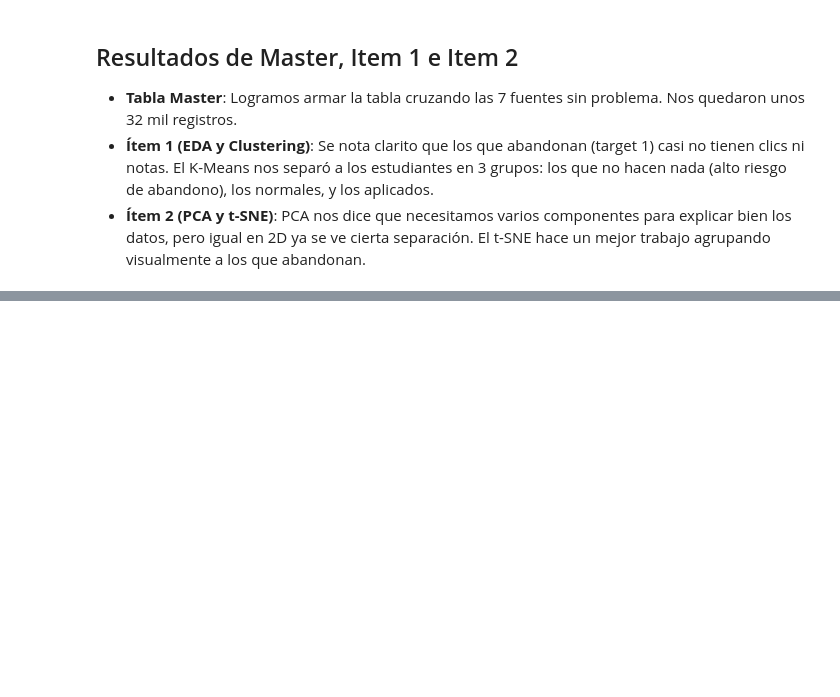
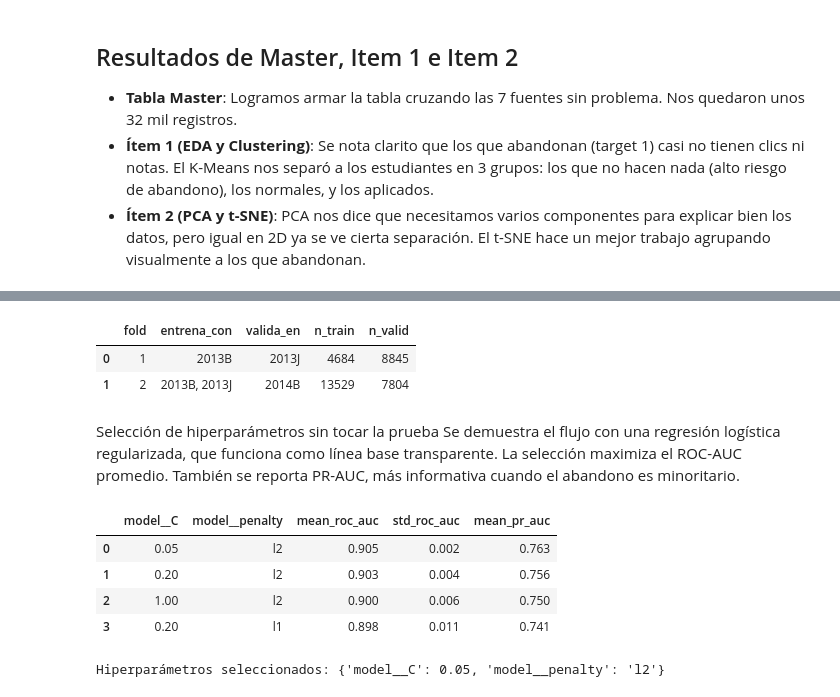
Before and after one commit to CristianPachacama/uide_01_aprendizaje_automatico, a Jupyter notebook: 2026_08_15_cross_validation/grupo_4_taller_03.ipynb, the cells around one changed output, grey strips where cells are left out. Saved outputs shown, nothing was run; the diff lists cells and outputs as text; code cells hidden in the pictures; blank space fills up the shorter version.

```diff
--- a/2026_08_15_cross_validation/grupo_4_taller_03.ipynb
+++ b/2026_08_15_cross_validation/grupo_4_taller_03.ipynb
@@ -185,0 +311,77 @@ plt.show()
+# %%
+def expanding_cohort_splits(frame, cohort_col='code_presentation'):
+    ordered = sorted(frame[cohort_col].dropna().unique(), key=presentation_order)
+    splits = []
+    for i in range(1, len(ordered)):
+        past = ordered[:i]
+        validation = ordered[i]
+        tr = np.flatnonzero(frame[cohort_col].isin(past).to_numpy())
+        va = np.flatnonzero(frame[cohort_col].eq(validation).to_numpy())
+        if len(tr) and len(va):
+            splits.append((tr, va))
+    return splits
+
+temporal_cv = expanding_cohort_splits(train_df)
+if not temporal_cv:
+    raise ValueError('No fue posible construir folds temporales.')
+
+fold_summary = []
+for fold, (tr, va) in enumerate(temporal_cv, start=1):
+    fold_summary.append({
+        'fold': fold,
+        'entrena_con': ', '.join(map(str, sorted(train_df.iloc[tr].code_presentation.unique(), key=presentation_order))),
+        'valida_en': ', '.join(map(str, train_df.iloc[va].code_presentation.unique())),
+        'n_train': len(tr), 'n_valid': len(va)
+    })
+display(pd.DataFrame(fold_summary))
+# %% [output]
+|  | fold | entrena_con | valida_en | n_train | n_valid |
+| 0 | 1 | 2013B | 2013J | 4684 | 8845 |
+| 1 | 2 | 2013B, 2013J | 2014B | 13529 | 7804 |
+# %% [markdown]
+Selección de hiperparámetros sin tocar la prueba
+Se demuestra el flujo con una regresión logística regularizada, que funciona como línea base transparente. La selección maximiza el ROC-AUC promedio. También se reporta PR-AUC, más informativa cuando el abandono es minoritario.
+# %%
+base_pipeline = Pipeline([
+    ('preprocess', preprocessor),
+    ('model', LogisticRegression(max_iter=2_000, class_weight='balanced',
+                                 solver='liblinear', random_state=RANDOM_STATE))
+])
+parameter_candidates = [
+    {'model__C': 0.05, 'model__penalty': 'l2'},
+    {'model__C': 0.20, 'model__penalty': 'l2'},
+    {'model__C': 1.00, 'model__penalty': 'l2'},
+    {'model__C': 0.20, 'model__penalty': 'l1'},
+]
+
+cv_results = []
+for params in parameter_candidates:
+    fold_scores = []
+    for fold, (tr, va) in enumerate(temporal_cv, start=1):
+        estimator = clone(base_pipeline).set_params(**params)
+        estimator.fit(X_train.iloc[tr], y_train.iloc[tr])
+        prob = estimator.predict_proba(X_train.iloc[va])[:, 1]
+        fold_scores.append({
+            'fold': fold, 'roc_auc': roc_auc_score(y_train.iloc[va], prob),
+            'pr_auc': average_precision_score(y_train.iloc[va], prob)
+        })
+    cv_results.append({
+        **params,
+        'mean_roc_auc': np.mean([s['roc_auc'] for s in fold_scores]),
+        'std_roc_auc': np.std([s['roc_auc'] for s in fold_scores]),
+        'mean_pr_auc': np.mean([s['pr_auc'] for s in fold_scores])
+    })
+
+cv_results = pd.DataFrame(cv_results).sort_values('mean_roc_auc', ascending=False)
+display(cv_results.round({'mean_roc_auc': 3, 'std_roc_auc': 3, 'mean_pr_auc': 3}))
+best_row = cv_results.iloc[0]
+best_params = {'model__C': float(best_row['model__C']),
+               'model__penalty': best_row['model__penalty']}
+print('Hiperparámetros seleccionados:', best_params)
+# %% [output]
+|  | model__C | model__penalty | mean_roc_auc | std_roc_auc | mean_pr_auc |
+| 0 | 0.05 | l2 | 0.905 | 0.002 | 0.763 |
+| 1 | 0.20 | l2 | 0.903 | 0.004 | 0.756 |
+| 2 | 1.00 | l2 | 0.900 | 0.006 | 0.750 |
+| 3 | 0.20 | l1 | 0.898 | 0.011 | 0.741 |
+Hiperparámetros seleccionados: {'model__C': 0.05, 'model__penalty': 'l2'}
```
Also changed, not shown: parts of 12 cells of this notebook.
